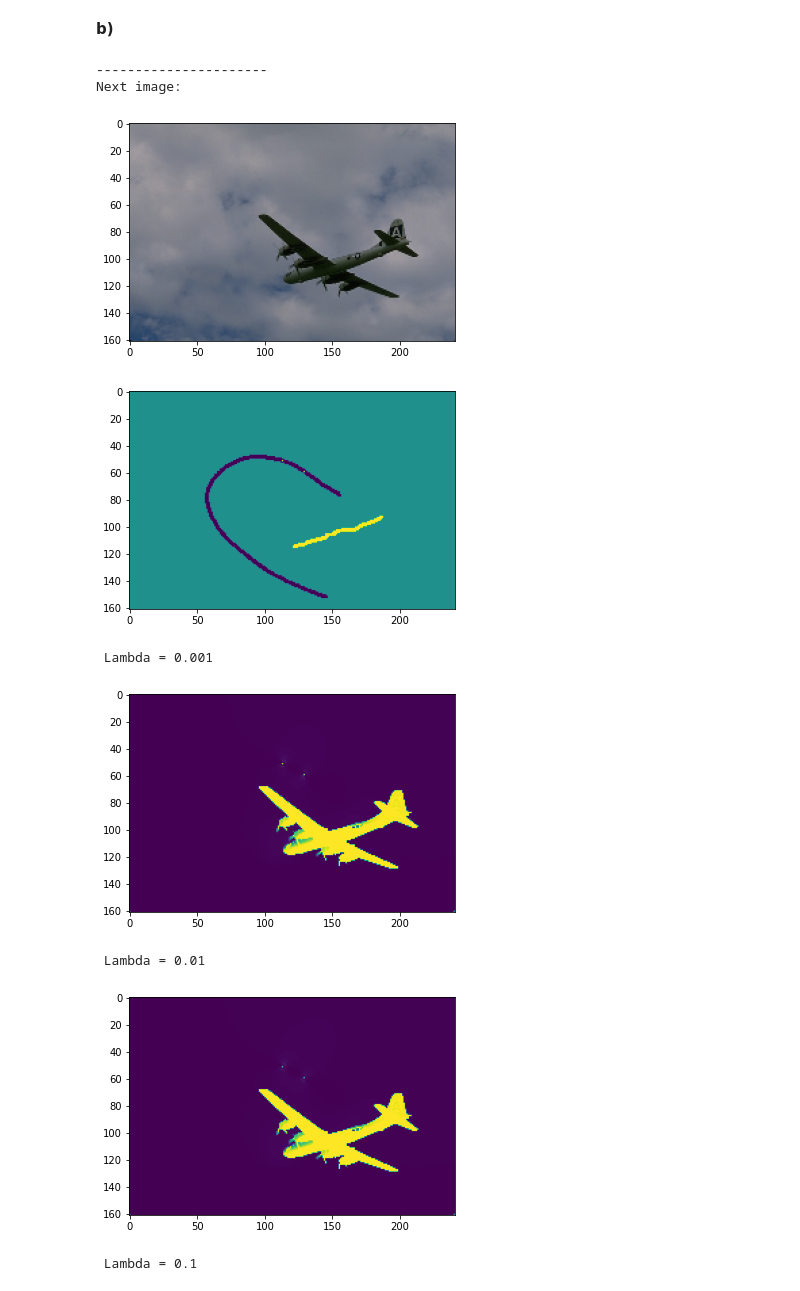
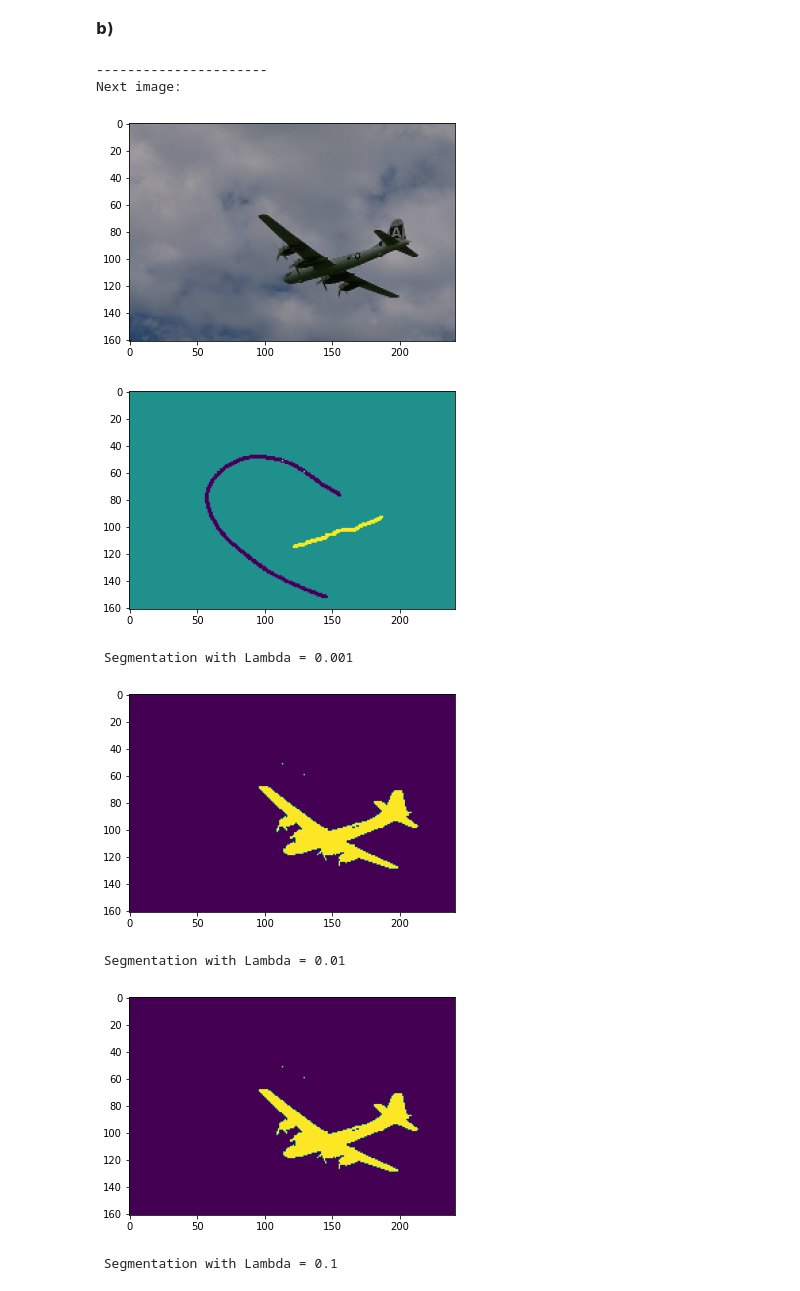
Before and after one commit to timbuendert/ML4201_SML-Tuebingen, a Jupyter notebook: Assignment_10/Assignment10.ipynb, the cells around one changed output. Saved outputs shown, nothing was run; the diff lists cells and outputs as text; code cells hidden in the pictures.

```diff
--- a/10/Assignment10.ipynb
+++ b/Assignment_10/Assignment10.ipynb
@@ -109,8 +109,7 @@ def GetSSLSOlution(W, Y, lmbd):
 
     # determine D
     d = W.sum(axis=0)
-    d[(d<10e-10) & (d>0)] = 10e-10
-    d[(d>-10e-10) & (d<0)] = -10e-10
+    d[(d < 1e-9) & (d > 0)] = 1e-9
     D = sp.spdiags(d, 0, W.shape[0], W.shape[1])
 
     # determine One_lab
@@ -124,29 +123,29 @@ def GetSSLSOlution(W, Y, lmbd):
 # %%
 # for each image: plot original image, initial labeling and the resulting segmentation
 
 for i in range(len(X)):
   print("\n----------------------")
   print("Next image: \n")
 
   W = BuildWeights(X[i], 20, 3, 0.02, 0.01) # compute weights
   plt.imshow(X[i]) # plot original image
   plt.show()
   print("\n")
   plt.imshow(Y[i]) # plot initial labeling
   plt.show()
   for l in [0.001, 0.01, 0.1]: # iterate through different lambdas
     print("\n Segmentation with Lambda =", l)
     f = GetSSLSOlution(W, Y[i], l)
-    f_res = np.reshape(f, (X[i].shape[0], X[i].shape[1]))
+    f_res = np.sign(np.reshape(f, (X[i].shape[0], X[i].shape[1])))
     plt.imshow(f_res) # plot segmentation
     plt.show()
 # %% [output]
 ----------------------
 Next image:
 [figure]
 [figure]
- Lambda = 0.001
+ Segmentation with Lambda = 0.001
-[figure, old version]
+[figure, new version]
- Lambda = 0.01
+ Segmentation with Lambda = 0.01
-[figure, old version]
+[figure, new version]
- Lambda = 0.1
+ Segmentation with Lambda = 0.1
```
Also changed, not shown: parts of 2 cells of this notebook, 20 other files.
